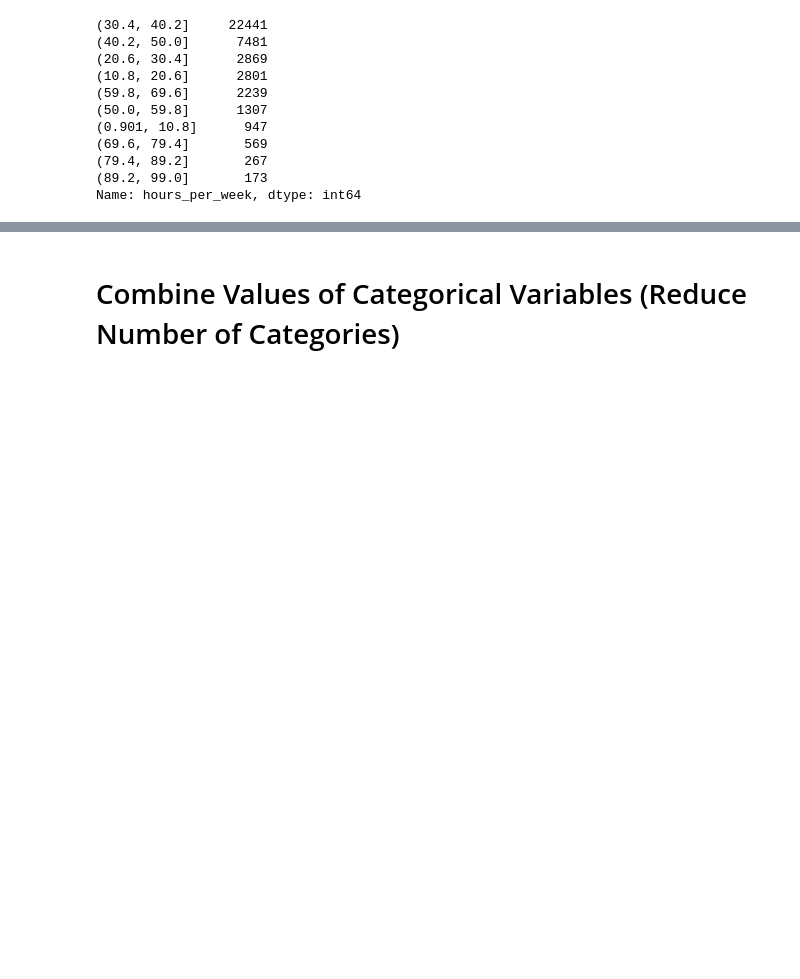
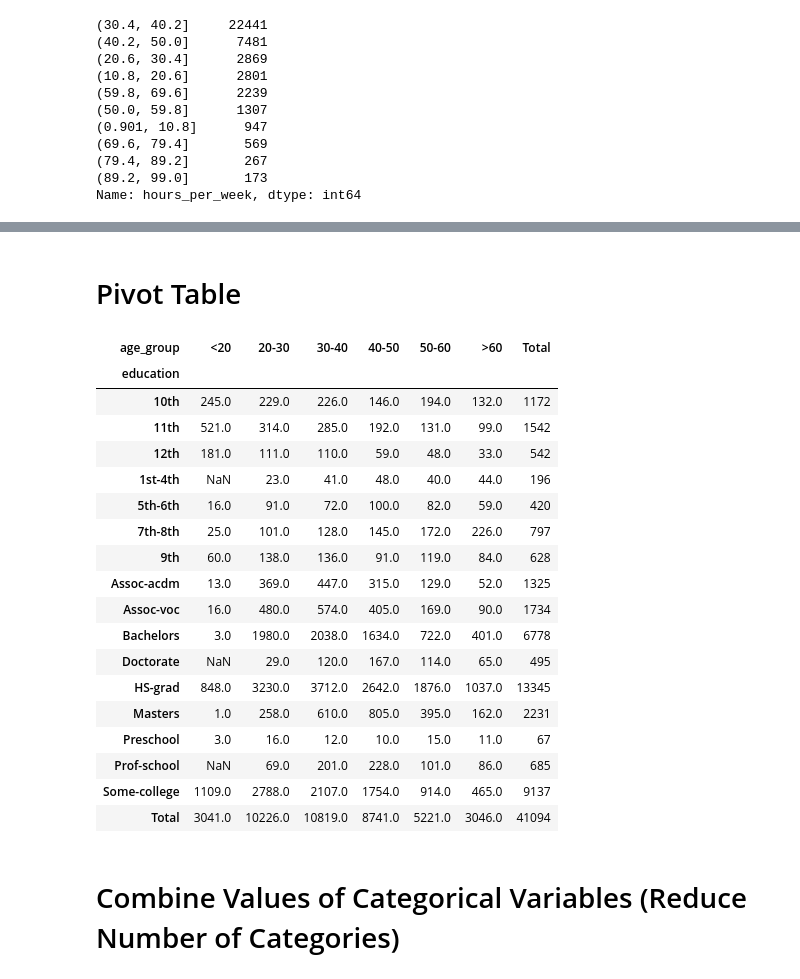
Before and after one commit to SumuduTennakoon/MachineLearningFoundations, a Jupyter notebook: LectureNotebooks/6_ExploratoryDataAnalysis.ipynb, the cells around one changed output, grey strips where cells are left out. Saved outputs shown, nothing was run; the diff lists cells and outputs as text; code cells hidden in the pictures; blank space fills up the shorter version.

```diff
--- a/LectureNotebooks/6_ExploratoryDataAnalysis.ipynb
+++ b/LectureNotebooks/6_ExploratoryDataAnalysis.ipynb
@@ -835,3 +936,27 @@ Name: hours_per_week, dtype: int64
+# %% [markdown]
+# Pivot Table
+# %%
+pd.pivot_table(data=data, index='education', columns='age_group', values='ID', aggfunc='count', margins=True, margins_name='Total')
+# %% [output]
+| age_group | <20 | 20-30 | 30-40 | 40-50 | 50-60 | >60 | Total |
+| education |  |  |  |  |  |  |  |
+| 10th | 245.0 | 229.0 | 226.0 | 146.0 | 194.0 | 132.0 | 1172 |
+| 11th | 521.0 | 314.0 | 285.0 | 192.0 | 131.0 | 99.0 | 1542 |
+| 12th | 181.0 | 111.0 | 110.0 | 59.0 | 48.0 | 33.0 | 542 |
+| 1st-4th | NaN | 23.0 | 41.0 | 48.0 | 40.0 | 44.0 | 196 |
+| 5th-6th | 16.0 | 91.0 | 72.0 | 100.0 | 82.0 | 59.0 | 420 |
+| 7th-8th | 25.0 | 101.0 | 128.0 | 145.0 | 172.0 | 226.0 | 797 |
+| 9th | 60.0 | 138.0 | 136.0 | 91.0 | 119.0 | 84.0 | 628 |
+| Assoc-acdm | 13.0 | 369.0 | 447.0 | 315.0 | 129.0 | 52.0 | 1325 |
+| Assoc-voc | 16.0 | 480.0 | 574.0 | 405.0 | 169.0 | 90.0 | 1734 |
+| Bachelors | 3.0 | 1980.0 | 2038.0 | 1634.0 | 722.0 | 401.0 | 6778 |
+| Doctorate | NaN | 29.0 | 120.0 | 167.0 | 114.0 | 65.0 | 495 |
+| HS-grad | 848.0 | 3230.0 | 3712.0 | 2642.0 | 1876.0 | 1037.0 | 13345 |
+| Masters | 1.0 | 258.0 | 610.0 | 805.0 | 395.0 | 162.0 | 2231 |
+| Preschool | 3.0 | 16.0 | 12.0 | 10.0 | 15.0 | 11.0 | 67 |
+| Prof-school | NaN | 69.0 | 201.0 | 228.0 | 101.0 | 86.0 | 685 |
+| Some-college | 1109.0 | 2788.0 | 2107.0 | 1754.0 | 914.0 | 465.0 | 9137 |
+| Total | 3041.0 | 10226.0 | 10819.0 | 8741.0 | 5221.0 | 3046.0 | 41094 |
 # %% [markdown]
 # Combine Values of Categorical Variables (Reduce Number of Categories)
 # %%
```
Also changed, not shown: parts of 36 cells of this notebook.
